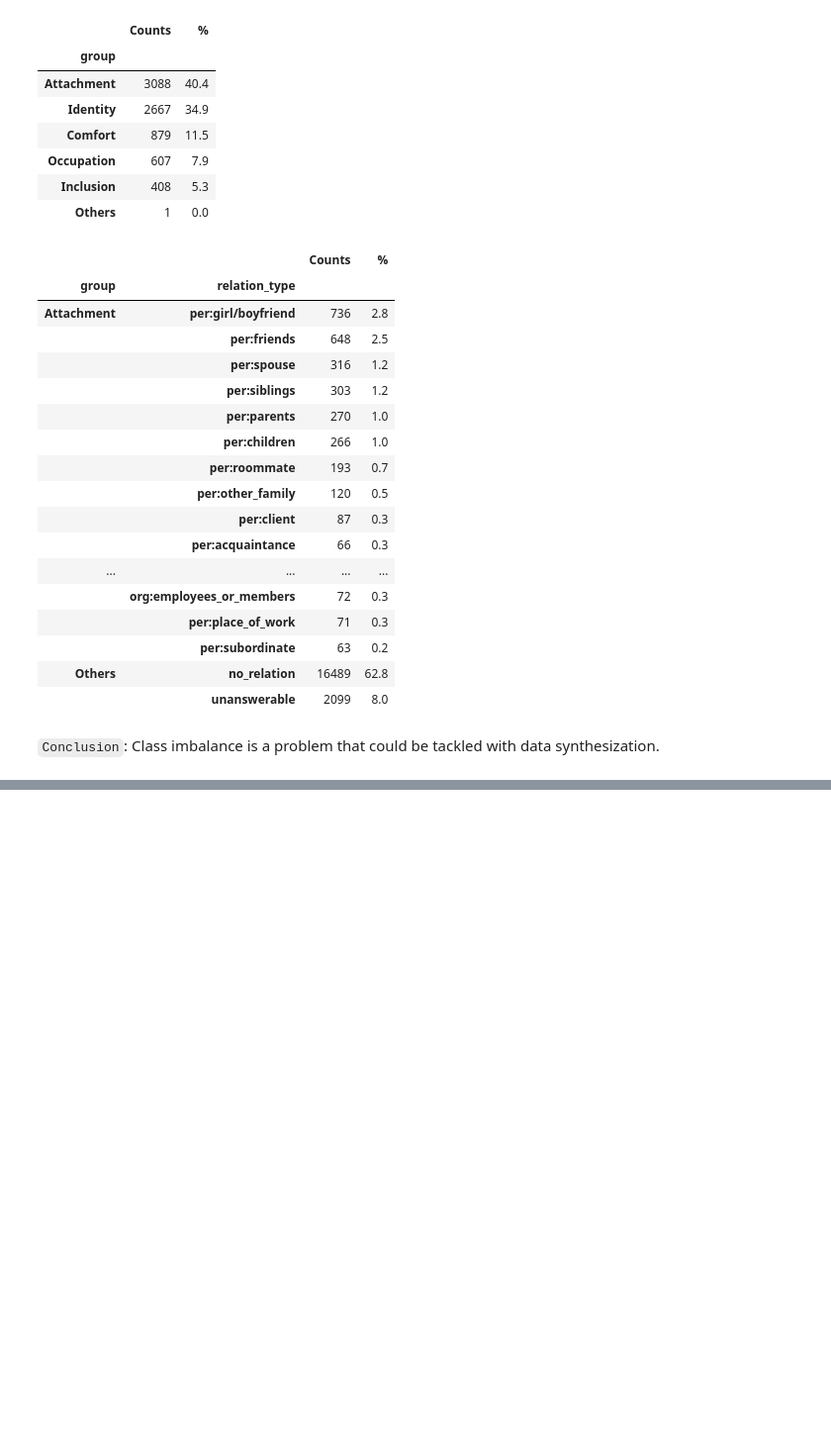
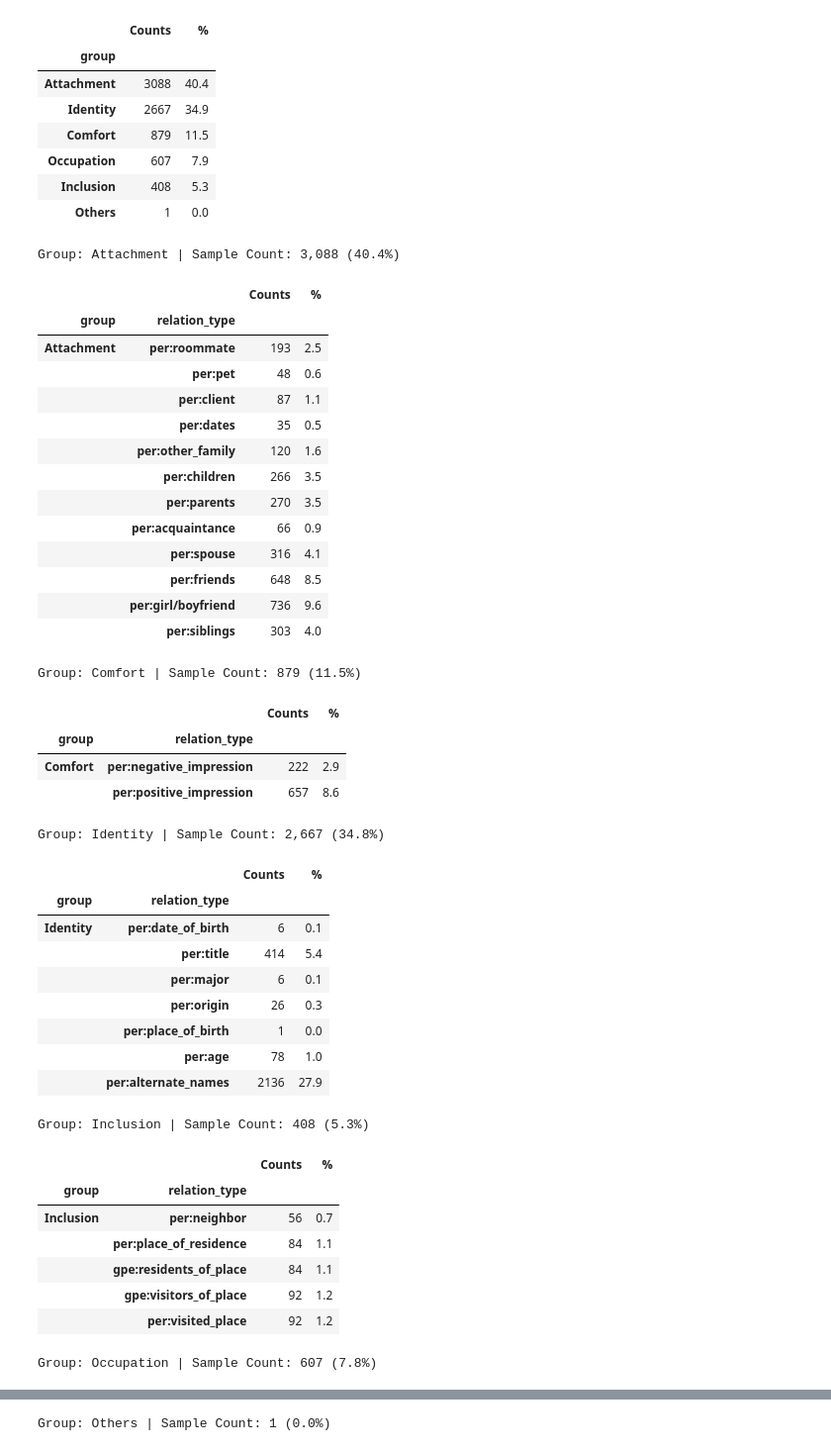
Before and after one commit to murilobellatini/RelNetCare, a Jupyter notebook: reports/dialogre-relation-breakdown-kitwood.ipynb, the cells around one changed output, grey strips where cells are left out. Shown at 99% size. Saved outputs shown, nothing was run; the diff lists cells and outputs as text; code cells hidden in the pictures; blank space fills up the shorter version.

```diff
--- a/reports/dialogre-relation-breakdown-kitwood.ipynb
+++ b/reports/dialogre-relation-breakdown-kitwood.ipynb
@@ -134,28 +137,51 @@ breakdown
 | Occupation | 607 | 7.9 |
 | Inclusion | 408 | 5.3 |
 | Others | 1 | 0.0 |
-# %%
-breakdown = get_counts_and_percentages(df2, ['group', 'relation_type'])
-cnt_mask = breakdown['Counts'] > 30
-breakdown[cnt_mask].sort_values(['group', 'Counts'], ascending=[True,False])
-# %% [output]
-|  |  | Counts | % |
-| group | relation_type |  |  |
-| Attachment | per:girl/boyfriend | 736 | 2.8 |
-|  | per:friends | 648 | 2.5 |
-|  | per:spouse | 316 | 1.2 |
-|  | per:siblings | 303 | 1.2 |
-|  | per:parents | 270 | 1.0 |
-|  | per:children | 266 | 1.0 |
-|  | per:roommate | 193 | 0.7 |
-|  | per:other_family | 120 | 0.5 |
-|  | per:client | 87 | 0.3 |
-|  | per:acquaintance | 66 | 0.3 |
-| ... | ... | ... | ... |
-|  | org:employees_or_members | 72 | 0.3 |
-|  | per:place_of_work | 71 | 0.3 |
-|  | per:subordinate | 63 | 0.2 |
-| Others | no_relation | 16489 | 62.8 |
-|  | unanswerable | 2099 | 8.0 |
-# %% [markdown]
-`Conclusion`: Class imbalance is a problem that could be tackled with data synthesization.
+# %%
+# presents stats breakdown of Kitwood's groups  (excluding no relation)
+breakdown = get_counts_and_percentages(df2[mask], ['group', 'relation_type']).sort_values('group')
+
+for g in breakdown.index.get_level_values(0).unique():
+    tmp = breakdown.loc[breakdown.index.get_level_values(0) == g]
+    print(f"Group: {g} | Sample Count: {int(tmp.sum()['Counts']):,} ({tmp.sum()['%']:.1f}%)")
+    display(tmp)
+# %% [output]
+Group: Attachment | Sample Count: 3,088 (40.4%)
+|  |  | Counts | % |
+| group | relation_type |  |  |
+| Attachment | per:roommate | 193 | 2.5 |
+|  | per:pet | 48 | 0.6 |
+|  | per:client | 87 | 1.1 |
+|  | per:dates | 35 | 0.5 |
+|  | per:other_family | 120 | 1.6 |
+|  | per:children | 266 | 3.5 |
+|  | per:parents | 270 | 3.5 |
+|  | per:acquaintance | 66 | 0.9 |
+|  | per:spouse | 316 | 4.1 |
+|  | per:friends | 648 | 8.5 |
+|  | per:girl/boyfriend | 736 | 9.6 |
+|  | per:siblings | 303 | 4.0 |
+Group: Comfort | Sample Count: 879 (11.5%)
+|  |  | Counts | % |
+| group | relation_type |  |  |
+| Comfort | per:negative_impression | 222 | 2.9 |
+|  | per:positive_impression | 657 | 8.6 |
+Group: Identity | Sample Count: 2,667 (34.8%)
+|  |  | Counts | % |
+| group | relation_type |  |  |
+| Identity | per:date_of_birth | 6 | 0.1 |
+|  | per:title | 414 | 5.4 |
+|  | per:major | 6 | 0.1 |
+|  | per:origin | 26 | 0.3 |
+|  | per:place_of_birth | 1 | 0.0 |
+|  | per:age | 78 | 1.0 |
+|  | per:alternate_names | 2136 | 27.9 |
+Group: Inclusion | Sample Count: 408 (5.3%)
+|  |  | Counts | % |
+| group | relation_type |  |  |
+| Inclusion | per:neighbor | 56 | 0.7 |
+|  | per:place_of_residence | 84 | 1.1 |
+|  | gpe:residents_of_place | 84 | 1.1 |
+|  | gpe:visitors_of_place | 92 | 1.2 |
+|  | per:visited_place | 92 | 1.2 |
+Group: Occupation | Sample Count: 607 (7.8%)
@@ -161,0 +199 @@ breakdown[cnt_mask].sort_values(['group', 'Counts'], ascending=[True,False])
+Group: Others | Sample Count: 1 (0.0%)
```
Also changed, not shown: parts of 4 cells of this notebook.
